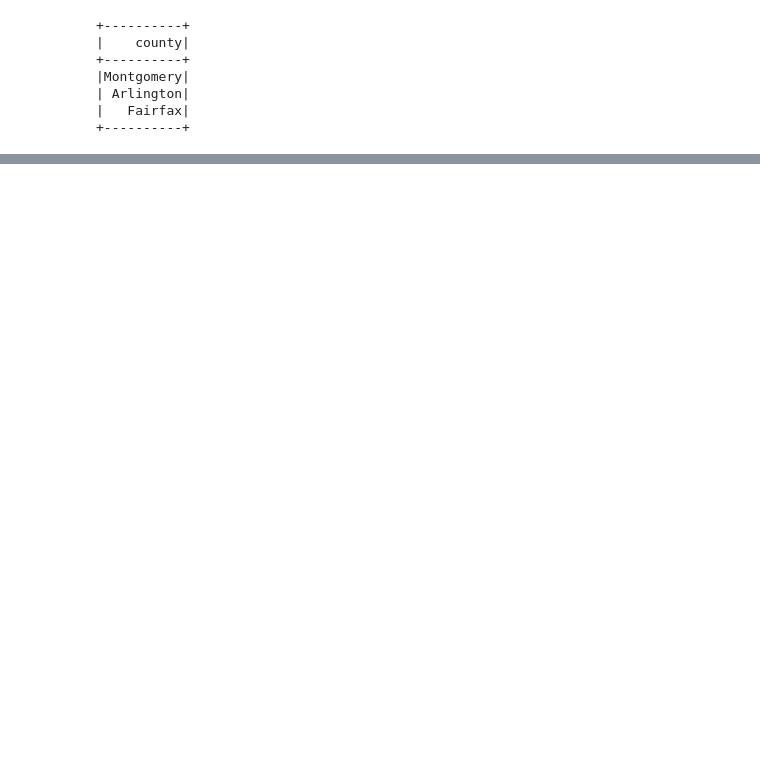
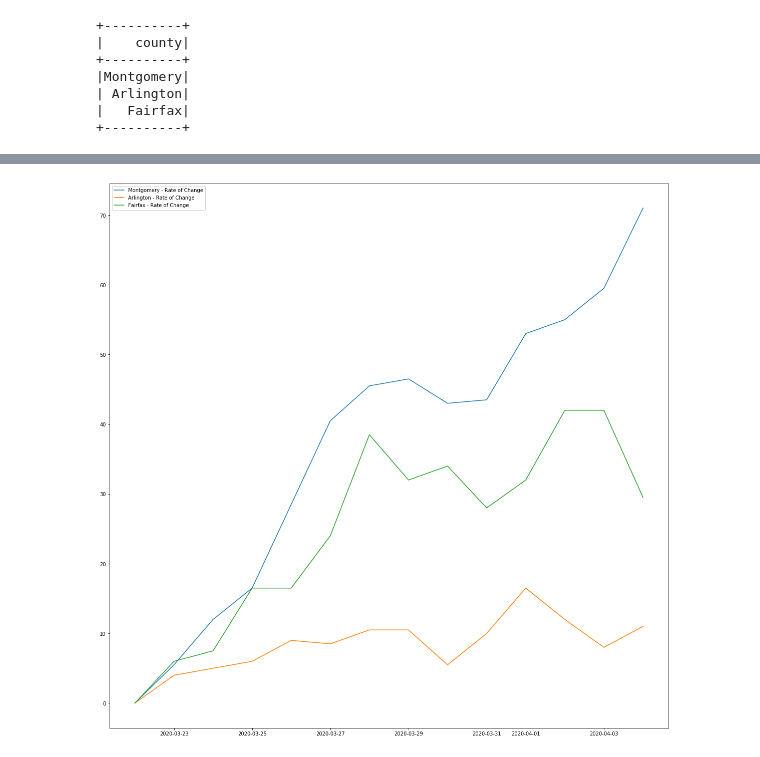
Before and after one commit to mtwtan/covid19, a Jupyter notebook: jhu/notebooks/covid19_jhu.ipynb, the cells around one changed output, grey strips where cells are left out. Cells and saved outputs as stored; diff of their text form; code cells hidden in the pictures; blank space fills up the shorter version.

```diff
--- a/jhu/notebooks/covid19_jhu.ipynb
+++ b/jhu/notebooks/covid19_jhu.ipynb
@@ -404,0 +405,5 @@ plt.show()
+# %%
+rateChangeSpec = Window.partitionBy("county").orderBy("date").rowsBetween(-1,0)
+
+df_dmv_rateChange = df_dmv.withColumn( "RateOfChange", F.avg("change").over(rateChangeSpec) )
+df_dmv_rateChange.show()
@@ -404,0 +431,10 @@ plt.show()
+# %%
+%local
+plt.figure(figsize=(20,20))
+for index in df_dmv_counties.index:
+  plt.plot('date', 'RateOfChange', data=df_dmv_rateChange.loc[df_dmv_rateChange['county']==df_dmv_counties['county'][index]],label=df_dmv_counties['county'][index] + ' - Rate of Change')
+  plt.text
+plt.legend()
+plt.show()
+# %% [output]
+[figure, added]
```
Also changed, not shown: parts of 5 cells of this notebook.
